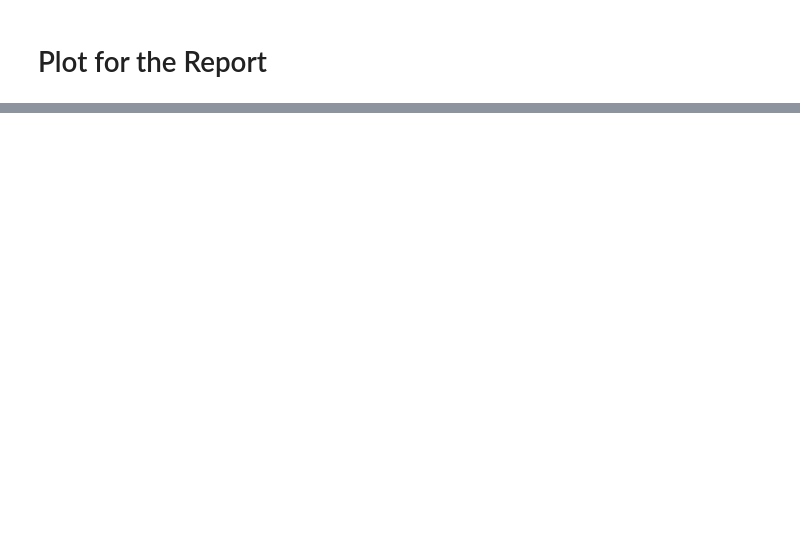
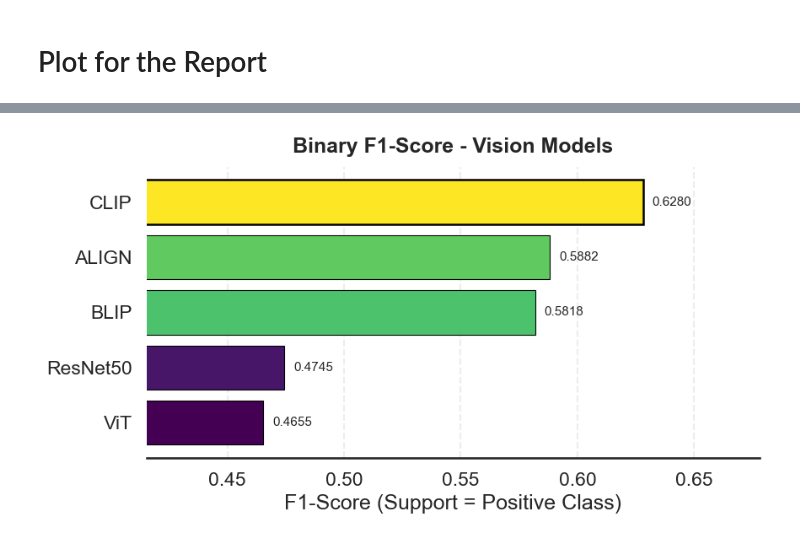
Before and after one commit to DBlassio/multimodal-argmining, a Jupyter notebook: docs/Plots.ipynb, the cells around one changed output, grey strips where cells are left out. Cells and saved outputs as stored; diff of their text form; code cells hidden in the pictures; blank space fills up the shorter version.

```diff
--- a/docs/Plots.ipynb
+++ b/docs/Plots.ipynb
@@ -1246,0 +162,82 @@ print(f"   Dev F1 (best): {best_overall['best_dev_f1']:.4f}")
+# %%
+# ==============================
+# F1-Score Binary - Vision Models (EDITAR AQUÍ)
+# ==============================
+vision_f1_scores = {
+    "ResNet50": 0.4745,
+    "ViT": 0.4655,
+    "CLIP": 0.6280,
+    "BLIP": 0.5818 ,
+    "ALIGN": 0.5882 ,
+}
+
+# DataFrame + orden
+df_f1 = (
+    pd.DataFrame(list(vision_f1_scores.items()), columns=["Model", "F1"])
+      .sort_values("F1", ascending=True)
+      .reset_index(drop=True)
+)
+
+# ==============================
+# Plot
+# ==============================
+sns.set_theme(style="white", context="talk")
+fig, ax = plt.subplots(figsize=(9, 5))
+
+# Colormap profesional
+cmap = sns.color_palette("viridis", as_cmap=True)
+norm = (df_f1["F1"] - df_f1["F1"].min()) / (df_f1["F1"].max() - df_f1["F1"].min() + 1e-12)
+colors = [cmap(v) for v in norm]
+
+bars = ax.barh(
+    df_f1["Model"],
+    df_f1["F1"],
+    color=colors,
+    edgecolor="black",
+    linewidth=0.8
+)
+
+# Resaltar mejor modelo
+best_idx = df_f1["F1"].idxmax()
+bars[best_idx].set_linewidth(1.8)
+
+# Títulos
+ax.set_title("Binary F1-Score - Vision Models", pad=12, fontweight="bold")
+ax.set_xlabel("F1-Score (Support = Positive Class)")
+ax.set_ylabel("")
+
+# Grid sutil
+ax.grid(True, axis="x", linestyle="--", alpha=0.35)
+ax.grid(False, axis="y")
+
+# Limpiar spines
+ax.spines["top"].set_visible(False)
+ax.spines["right"].set_visible(False)
+ax.spines["left"].set_visible(False)
+
+# Formato ticks
+ax.xaxis.set_major_formatter(FormatStrFormatter("%.2f"))
+
+# Límites automáticos con margen
+xmin = max(0.0, df_f1["F1"].min() - 0.05)
+xmax = min(1.0, df_f1["F1"].max() + 0.05)
+ax.set_xlim(xmin, xmax)
+
+# Anotar valores
+for bar, val in zip(bars, df_f1["F1"]):
+    ax.text(
+        val + (xmax - xmin) * 0.015,
+        bar.get_y() + bar.get_height() / 2,
+        f"{val:.4f}",
+        va="center",
+        ha="left",
+        fontsize=11
+    )
+
+plt.tight_layout()
+
+out_file = os.path.join(OUTPUT_DIR, "f1_score_binary_vision_models.png")
+plt.savefig(out_file, dpi=300, bbox_inches="tight")
+plt.show()
+# %% [output]
+[figure, added]
```
Also changed, not shown: parts of 37 cells of this notebook, 33 other files.
